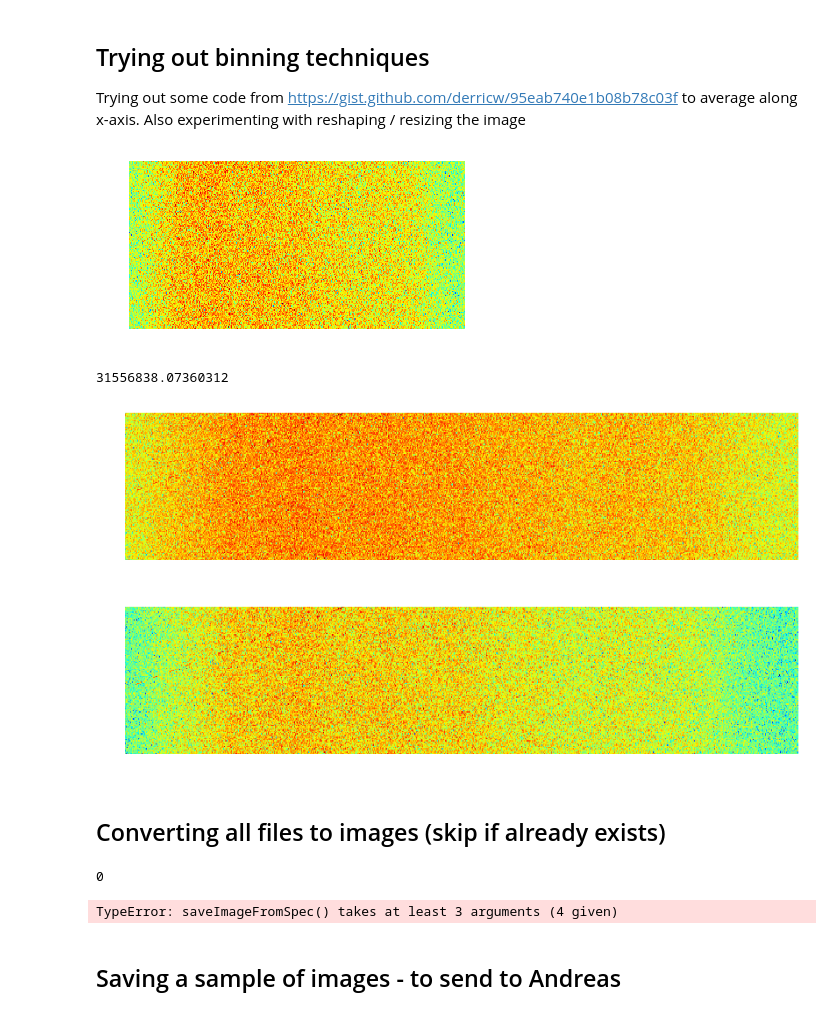
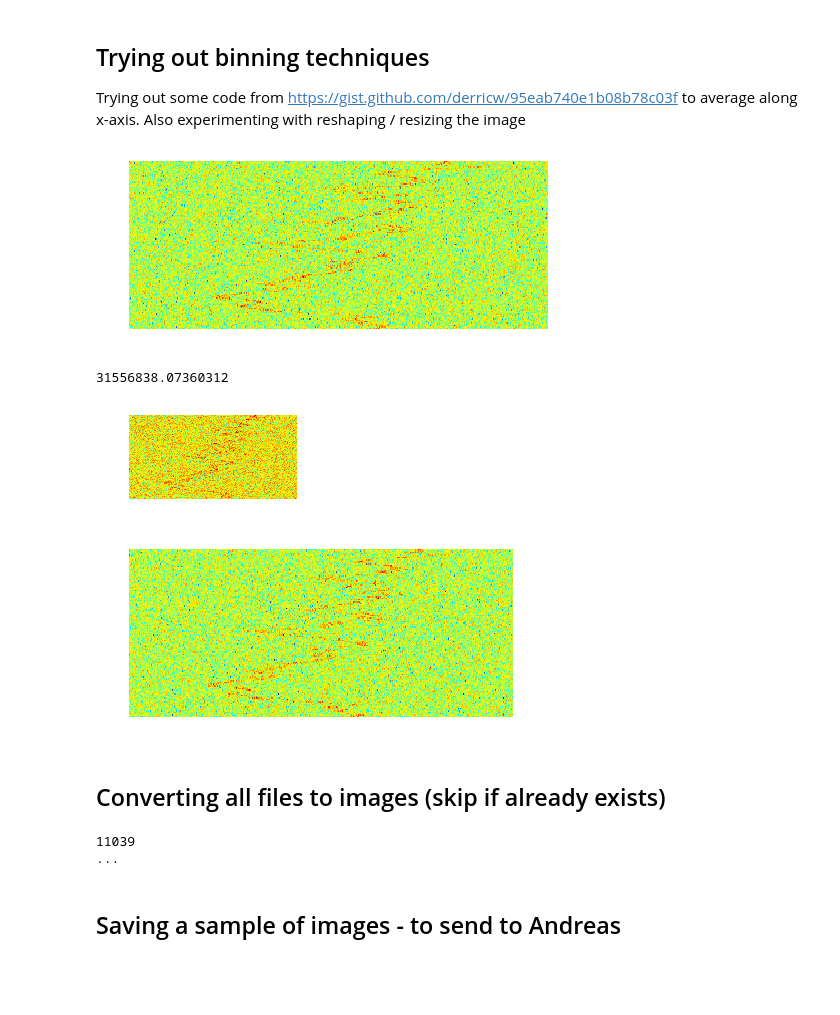
Before and after one commit to akashmjn/cs341-ibm-seti, a Jupyter notebook: Guoli/Guoli-data-generate-images-activations.ipynb, the cells around one changed output. Saved outputs shown, nothing was run; the diff lists cells and outputs as text; code cells hidden in the pictures; blank space fills up the shorter version.

```diff
--- a/Guoli/Guoli-data-generate-images-activations.ipynb
+++ b/Guoli/Guoli-data-generate-images-activations.ipynb
@@ -24,8 +25,8 @@ from keras.models import Model
 # %%
 ### Loading saved npy files
 # Loading in saved subset of data files
-subsetComplexSignals = np.load('complexSignalsSubset.npy')[()]
-subsetSpectrograms = np.load('specSubset.npy')[()]
+subsetComplexSignals = np.load('../data/complexSignalsSubset.npy')[()]
+subsetSpectrograms = np.load('../data/specSubset.npy')[()]
 # %% [markdown]
 ## Trying out binning techniques
 
@@ -48,11 +49,11 @@ def showImageFromSpec(spec,imsize,binFactor,save=False,filename=None):
 # %%
 # spec = subsetSpectrograms['narrowband'][1]
 # spec = subsetSpectrograms['squiggle'][1]
 # spec = subsetSpectrograms['squigglesquarepulsednarrowband'][2]
-spec = subsetSpectrograms['squarepulsednarrowband'][0]
-showImageFromSpec(spec,(448,224),4,save=False,filename="resized_spec")
+spec = subsetSpectrograms['squiggle'][1]
+showImageFromSpec(spec,(558,224),4,save=False,filename="resized_spec")
 # %% [output]
-[figure, old version]
+[figure, new version]
 # %%
 np.max(subsetSpectrograms['noise'][1])
 # %% [output]
@@ -61,34 +62,34 @@ np.max(subsetSpectrograms['noise'][1])
 # Using code from https://gist.github.com/derricw/95eab740e1b08b78c03f, reducing along x axis
 # Seeing how much file can be reduced in size. Ignoring first row to make it 128x6144
 # Then factoring down on x-axis by 3 to 128x2048
-showImageFromSpec(spec,(1024,224),3,save=False,filename="resized_spec")
+showImageFromSpec(spec,(224,112),3,save=False,filename="resized_spec")
 # %% [output]
-[figure, old version]
+[figure, new version]
 # %%
 # Using code from https://gist.github.com/derricw/95eab740e1b08b78c03f, reducing along x axis
 # Seeing how much file can be reduced in size. Ignoring first row to make it 128x6144
 # Then factoring down on x-axis by 6 to 128x1024
-showImageFromSpec(spec,(1024,224),6,save=False,filename="resized_spec")
+showImageFromSpec(spec,(512,224),4,save=False,filename="resized_spec")
 # %% [output]
-[figure, old version]
+[figure, new version]
 # %% [markdown]
 ## Converting all files to images (skip if already exists)
 # %%
 # Run through directory
-specPath = "data/specdataraw/"
-binFactor = 3
-image_size = (1024,224)
-savePath = "data/specdataimages{}x{}_{}/".format(image_size[0],image_size[1],binFactor)
+specPath = "../data/specdataraw/"
+binFactor = 4
+image_size = (512,224)
+savePath = "../data/specdataimages_{}x{}_{}/".format(image_size[0],image_size[1],binFactor)
+os.system("mkdir -p "+savePath)
 specfiles = [f for f in os.listdir(specPath) if os.path.isfile(os.path.join(specPath, f))]
 for i in range(len(specfiles)):
     # Convert and save each file as image
     fname = specfiles[i].split(".")[0]
     print "\r{0}".format(i),
     spec = np.load("{}{}.npy".format(specPath,fname))
-    cu.datautils.saveImageFromSpec(spec,image_size,save=True,filename="{}{}".format(savePath,fname))
+    cu.datautils.saveImageFromSpec(spec,image_size,binFactor,colmap=None,save=True,filename="{}{}".format(savePath,fname))
 # %% [output]
-0
+11039                                                                                                                                                                                                    ...
-TypeError: saveImageFromSpec() takes at least 3 arguments (4 given)
 # %% [markdown]
 ## Saving a sample of images - to send to Andreas
 # %%
```
Also changed, not shown: parts of 6 cells of this notebook, 7 other files.
